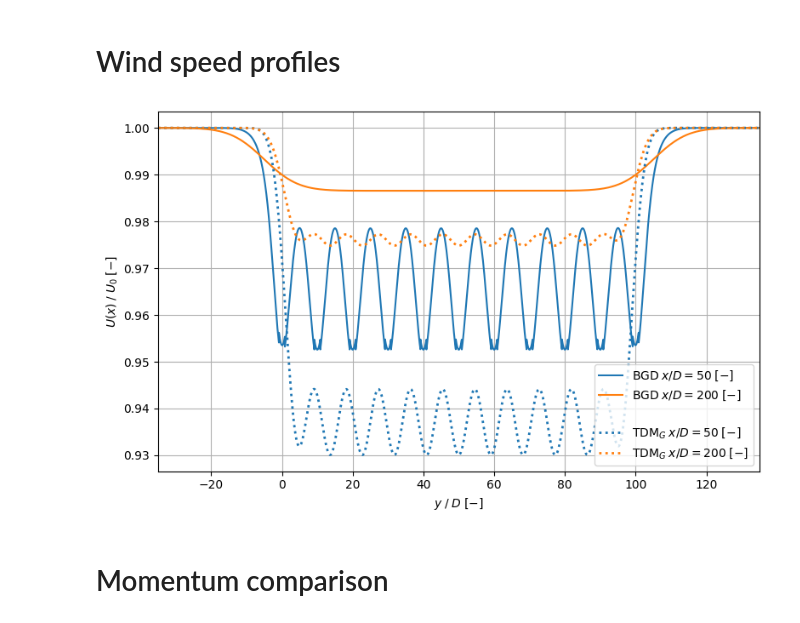
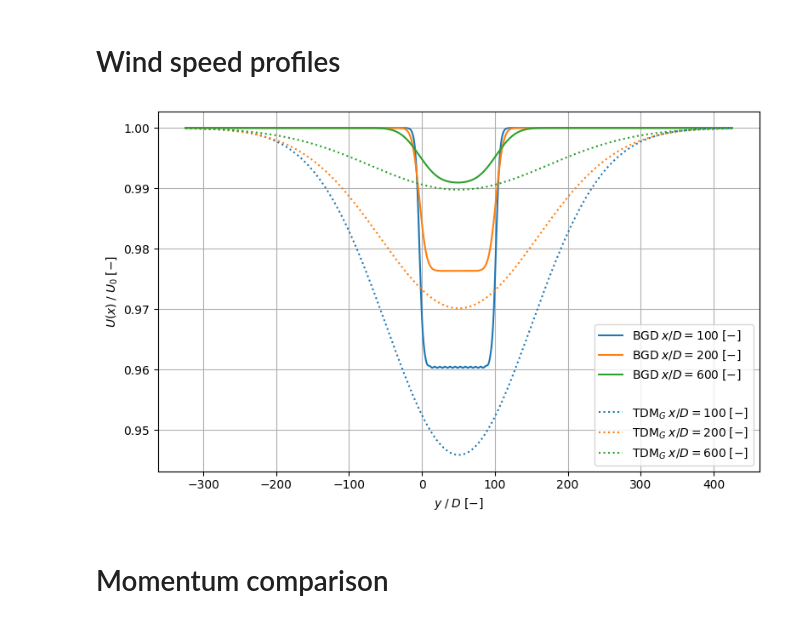
Before and after one commit to marcinsadowy/WTABL, a Jupyter notebook: Pywake/PyWakeBastankhah.ipynb, the cells around one changed output. Saved outputs shown, nothing was run; the diff lists cells and outputs as text; code cells hidden in the pictures.

```diff
--- a/Pywake/PyWakeBastankhah.ipynb
+++ b/Pywake/PyWakeBastankhah.ipynb
@@ -43,9 +43,9 @@ site = UniformSite(shear=PowerShear(h_ref=turbine.hub_height(), alpha=0.1))
 
 # --- Farm and spacing settings ---
 D = turbine.diameter()
-s = 10 * D  # turbine spacing
+s = 7 * D  # turbine spacing
 
-farm_width = 10000  # meters
+farm_width = 10000 + 2*D/2 # meters
 farm_height = 10000  # meters
 
 # Automatically compute number of rows/columns
@@ -60,7 +60,7 @@ x = x_grid.ravel()
 y = y_grid.ravel()
 
 # Rotate turbines if needed
-theta_deg = 45
+theta_deg = 0
 theta_rad = -np.radians(theta_deg)
 
 rotation_matrix = np.array([
@@ -225,8 +225,8 @@ Loaded datasets: ['sec0-50D.csv', 'sec0-200D.csv', 'sec1-50D.csv', 'sec1-200D.cs
 # %% [markdown]
 # Wind speed profiles
 # %%
-d_downstream = [50, 200]
-plot_width = 350  # in D
+d_downstream = [100, 200, 600]
+plot_width = 750  # in D
 
 # Calculate number of points to match the desired spanwise resolution
 y_agreed = int(plot_width * D)
@@ -276,7 +276,7 @@ for d in d_downstream:
 
     ax.plot(y_range / D, ws_meas[d] / U_0, label=fr'BGD$ \; x/D={d} \; [-]$')
 
-ax.plot([], [], linestyle='None', marker='', label=' ')
+#ax.plot([], [], linestyle='None', marker='', label=' ')
 
 # --- TDM profiles ---
 for i, file in enumerate(validation_files):
@@ -299,9 +299,9 @@ for i, file in enumerate(validation_files):
         padded_tdm[d] = tdm_interp
 
         #color = ax.get_lines()[i].get_color()
-        #ax.plot(y_range / D, padded_tdm[d], color=color, linestyle='--', label=f'TDM {d} D')
+        #ax.plot(y_range / D, padded_tdm[d], color='#ff7f0e', linestyle='--', label=f'TDM$ \; x/D={d} \; [-]$')
 
-#ax.plot([], [], linestyle='None', marker='', label=' ')
+ax.plot([], [], linestyle='None', marker='', label=' ')
 
 # --- Gauss ---
 rho = 1.225
@@ -326,8 +326,8 @@ for i, (d, file) in enumerate(zip(d_downstream, validation_files)):
     U_gauss[d] = U_0 - A * np.exp(- (y_range - centers[d])**2 / (2*sigma**2))
     M_Gau = rho * simpson((U_0 - U_gauss[d])**2, x=y_range)
 
-    #color = ax.get_lines()[i].get_color()
-    #ax.plot(y_range / D, U_gauss[d] / U_0, linestyle=':', color=color, label=fr'TDM$_G$ {d} D')
+    color = ax.get_lines()[i].get_color()
+    ax.plot(y_range / D, U_gauss[d] / U_0, linestyle=':', color=color, label=fr'TDM$_G \; x/D={d} \; [-]$')
 
 # ax.plot([], [], linestyle='None', marker='', label=' ')
 
@@ -401,35 +401,35 @@ for d_val in sorted(sectioned_data_by_d):
         sigma = (y_sec[-1] - y_sec[0]) / (2 * np.sqrt(2))
 
         # Calculate amplitude A from M_sec
         A = np.sqrt(M_sec / (rho * sigma * np.sqrt(np.pi)))
 
         # Construct Gaussian velocity profile
         U_gauss_sec = A * np.exp(-(y_range - center) ** 2 / (2 * sigma ** 2))
 
         gaussian_components.append(U_gauss_sec)
 
         # Uncomment to plot individual Gaussian components
         #ax.plot(y_range / D, (U_0 - U_gauss_sec) / U_0, color='green', alpha=0.7, label='' if gauss_tdm_sec_label_added else fr"TDM$_G$ sections")
 
         if not gauss_tdm_sec_label_added:
             gauss_tdm_sec_label_added = True
 
     # --- Combine all sectioned Gaussians into a single profile ---
     if gaussian_components:
         U_combined_gauss = np.sum(gaussian_components, axis=0)
 
         colors = ['#1f77b4', '#ff7f0e']
         color = colors[d_downstream.index(d_val)]
 
         ax.plot(y_range / D, (U_0 - U_combined_gauss) / U_0, linewidth=2, linestyle=':', color=color, label=fr'TDM$_G \; x/D={d_val} \; [-]$')
 
 ax.legend(loc='lower right')
-plt.xlim(-35, 135)
+#plt.xlim(-35, 135)
 #plt.ylim(0.984, 1.001)
 plt.tight_layout()
 plt.show()
 # %% [output]
-[figure, old version]
+[figure, new version]
 # %% [markdown]
 # Momentum comparison
 # %%
```
Also changed, not shown: parts of 7 cells of this notebook, 6 other files.
